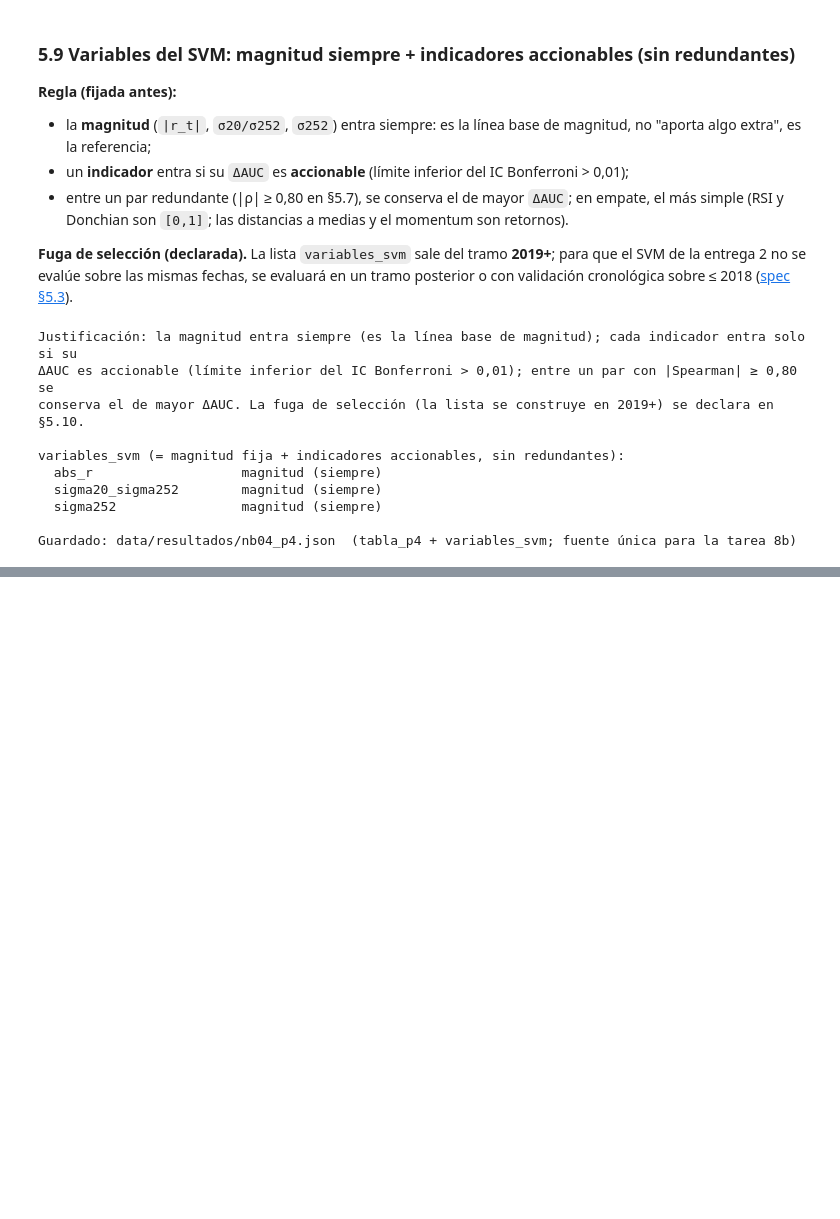
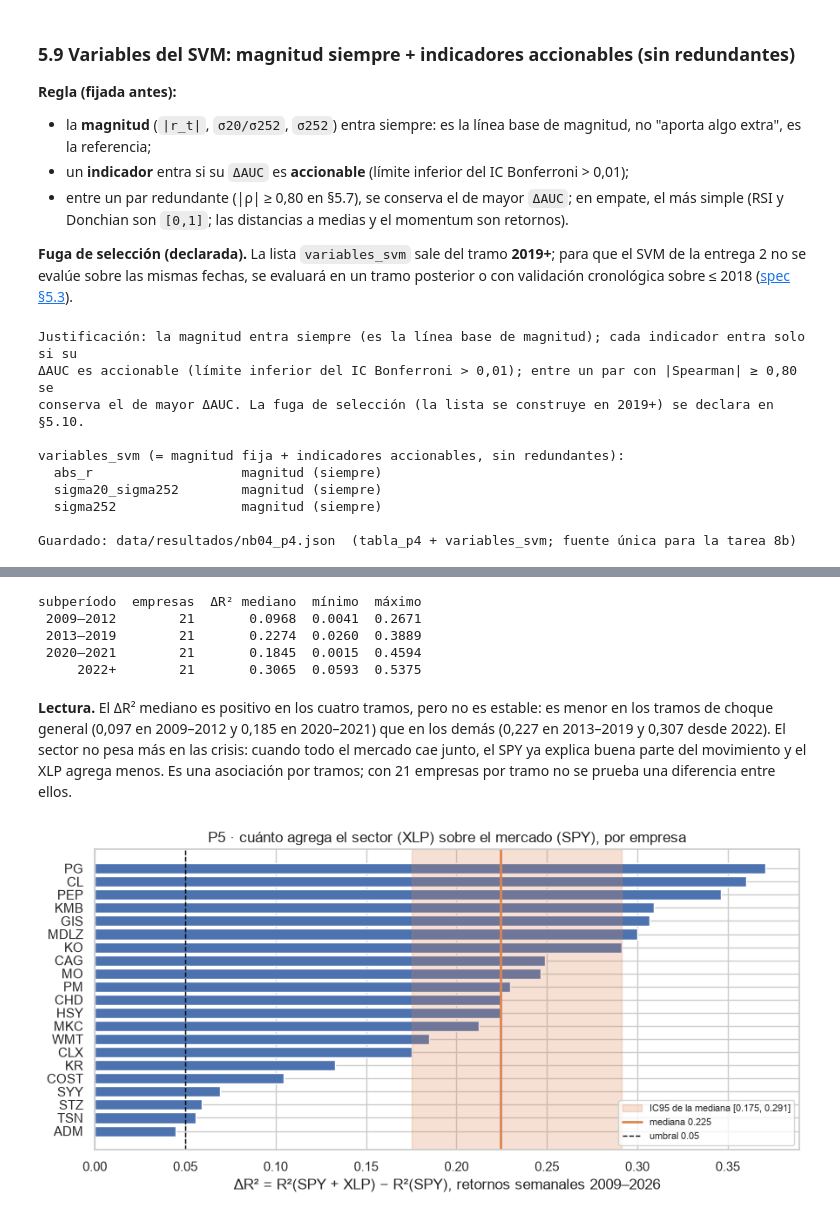
Before and after one commit to louis97/asistente-financiero, a Jupyter notebook: notebooks/04_eda_multivariado.ipynb, the cells around one changed output, grey strips where cells are left out. Saved outputs shown, nothing was run; the diff lists cells and outputs as text; code cells hidden in the pictures; blank space fills up the shorter version.

```diff
--- a/notebooks/04_eda_multivariado.ipynb
+++ b/notebooks/04_eda_multivariado.ipynb
@@ -1492,11 +1503,14 @@ print(f"calibración de tiempo: 100 réplicas × 1 indicador = {dt100:.2f}s  →
 
 # Corrida completa
 t0 = time.time()
+reps_p4 = {}
 filas_p4 = []
 for ind in INDICADORES_7:
-    est, lo, hi = cm.ic_bootstrap_fechas(sub_te_boot, hacer_delta_auc(ind),
-                                          bloque=BLOQUE_P4_FECHAS,
-                                          reps=REPS_P4, semilla=RNG_SEMILLA, nivel=NIVEL_P4)
+    est, lo, hi, reps_i = cm.ic_bootstrap_fechas(sub_te_boot, hacer_delta_auc(ind),
+                                                  bloque=BLOQUE_P4_FECHAS,
+                                                  reps=REPS_P4, semilla=RNG_SEMILLA, nivel=NIVEL_P4,
+                                                  devolver_reps=True)
+    reps_p4[ind] = reps_i
     rechaza = (lo > 0)
     accion = "accionable" if (lo > UMBRAL_P4) else (
              "efecto real, pero de magnitud incierta" if (rechaza and lo <= UMBRAL_P4 <= hi) else "no accionable")
@@ -1977,0 +2103,17 @@ Guardado: data/resultados/nb04_p4.json  (tabla_p4 + variables_svm; fuente única
+# %%
+# --- 6.3 Mediana de ΔR² con IC por empresa, p-value bootstrap y decisiones ---
+med = lambda d: float(d["delta_r2"].median())
+est_p5, lo_p5, hi_p5, reps_p5 = cm.ic_bootstrap_grupos(df_p5, med, col_grupo="ticker", reps=REPS_BOOT,
+                                                        semilla=RNG_SEMILLA, devolver_reps=True)
+p_boot_p5 = float((1 + int((reps_p5 <= 0).sum())) / (1 + len(reps_p5)))   # H1 "mayor": réplicas ≤ 0
+rechaza_p5 = lo_p5 > 0
+dec_est_p5 = "se rechaza H0" if rechaza_p5 else "no se rechaza H0"
+dec_neg_p5 = decision_negocio(lo_p5, hi_p5, UMBRAL_P5, rechaza_p5)
+print(f"P5 — ΔR² mediano: {est_p5:.4f}   IC95 por empresa: [{lo_p5:.4f}, {hi_p5:.4f}]   (n = {len(df_p5)} empresas)")
+print(f"p-value bootstrap unilateral (nulo = 0): {p_boot_p5:.4f}")
+print(f"umbral de negocio: {UMBRAL_P5}")
+print(f"decisión estadística: {dec_est_p5}   |   decisión de negocio: {dec_neg_p5}")
+
+sin_grandes = df_p5[~df_p5.ticker.isin(grandes)]
+e_sg, lo_sg, hi_sg = cm.ic_bootstrap_grupos(sin_grandes, med, col_grupo="ticker", reps=REPS_BOOT, semilla=RNG_SEMILLA)
+print(f"\nsensibilidad sin {', '.join(grandes)}: ΔR² mediano {e_sg:.4f}  IC95 [{lo_sg:.4f}, {hi_sg:.4f}]  (no decide)")
@@ -1977,0 +2129,36 @@ Guardado: data/resultados/nb04_p4.json  (tabla_p4 + variables_svm; fuente única
+# %%
+# --- 6.4 ΔR² mediano por subperíodo (¿el sector pesa más en las crisis?) ---
+filas_sp = []
+for nombre, (a, b) in SUBPERIODOS_P5.items():
+    vals = []
+    for t in acciones:
+        d = modelos_p5[t][2].loc[a:b]
+        if len(d) < 52:                       # menos de un año de semanas: no se estima
+            continue
+        r1 = smf.ols("r ~ r_spy", data=d).fit().rsquared
+        r2 = smf.ols("r ~ r_spy + r_xlp", data=d).fit().rsquared
+        vals.append(r2 - r1)
+    filas_sp.append({"subperíodo": nombre, "empresas": len(vals), "ΔR² mediano": float(np.median(vals)),
+                     "mínimo": float(np.min(vals)), "máximo": float(np.max(vals))})
+print(pd.DataFrame(filas_sp).to_string(index=False, float_format=lambda x: f"{x:.4f}"))
+# %% [output]
+subperíodo  empresas  ΔR² mediano  mínimo  máximo
+ 2009–2012        21       0.0968  0.0041  0.2671
+ 2013–2019        21       0.2274  0.0260  0.3889
+ 2020–2021        21       0.1845  0.0015  0.4594
+     2022+        21       0.3065  0.0593  0.5375
+# %% [markdown]
+**Lectura.** El ΔR² mediano es positivo en los cuatro tramos, pero no es estable: es menor en los tramos de choque general (0,097 en 2009–2012 y 0,185 en 2020–2021) que en los demás (0,227 en 2013–2019 y 0,307 desde 2022). El sector no pesa más en las crisis: cuando todo el mercado cae junto, el SPY ya explica buena parte del movimiento y el XLP agrega menos. Es una asociación por tramos; con 21 empresas por tramo no se prueba una diferencia entre ellos.
+# %%
+# --- 6.5 Figura: ΔR² por empresa, ordenado, con la mediana, su IC y el umbral ---
+fig, ax = plt.subplots(figsize=(9, 4.5))
+ax.barh(df_p5.ticker, df_p5.delta_r2, color="#4c72b0")
+ax.axvspan(lo_p5, hi_p5, color="#dd8452", alpha=0.25, label=f"IC95 de la mediana [{lo_p5:.3f}, {hi_p5:.3f}]")
+ax.axvline(est_p5, color="#dd8452", lw=2, label=f"mediana {est_p5:.3f}")
+ax.axvline(UMBRAL_P5, color="black", ls="--", lw=1, label=f"umbral {UMBRAL_P5}")
+ax.set_xlabel("ΔR² = R²(SPY + XLP) − R²(SPY), retornos semanales 2009–2026")
+ax.set_title("P5 · cuánto agrega el sector (XLP) sobre el mercado (SPY), por empresa")
+ax.legend(loc="lower right", fontsize=8)
+plt.tight_layout(); plt.savefig(ASSETS / "nb04_p5_delta_r2.png", dpi=130); plt.show()
+# %% [output]
+[figure, added]
```
Also changed, not shown: parts of 31 cells of this notebook, 6 other files.
